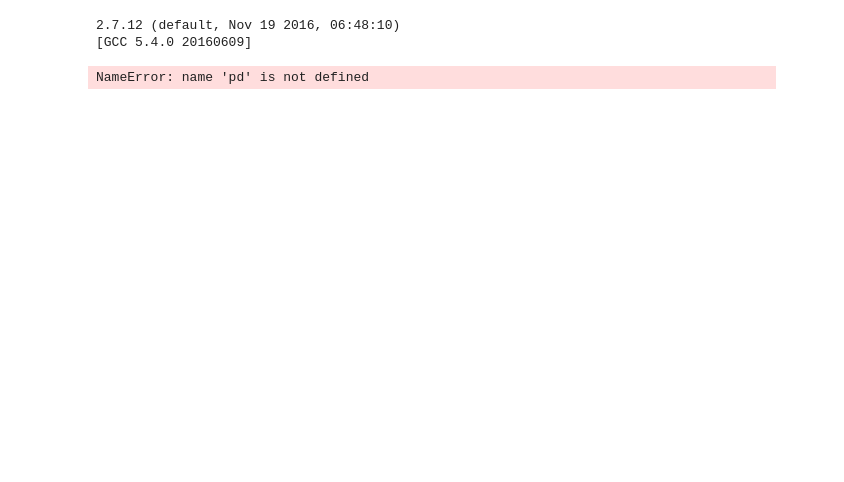
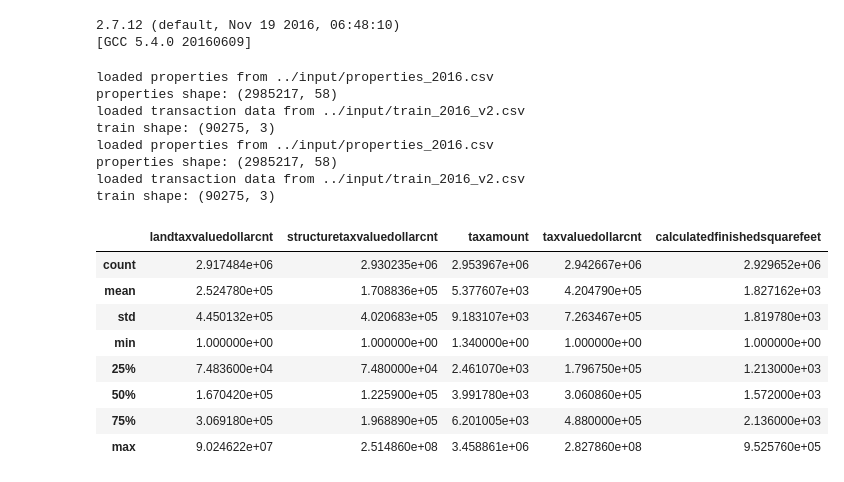
Before and after one commit to mikedelong/kaggle-zestimate, a Jupyter notebook: capstone_submission.ipynb, the cells around one changed output. Drawn from its saved outputs; the diff is of its cells as text; code cells hidden in the pictures; blank space fills up the shorter version.

```diff
--- a/capstone_submission.ipynb
+++ b/capstone_submission.ipynb
@@ -6,6 +6,7 @@ print (sys.version)
 [GCC 5.4.0 20160609]
 # %%
 import numpy as np
+import pandas as pd
 properties_file = '../input/properties_2016.csv'
 training_file = '../input/train_2016_v2.csv'
 properties = pd.read_csv(properties_file, dtype={
@@ -14,6 +15,32 @@ properties = pd.read_csv(properties_file, dtype={
     'propertyzoningdesc': np.str}, converters={
     'taxdelinquencyflag': lambda x: np.bool(True) if x == 'Y' else np.bool(False)})  # avoid mixed type warning
 print ('loaded properties from ' + properties_file)
-print ('properties shape: ' + properties.shape)
+print ('properties shape: ' + str(properties.shape))
+train = pd.read_csv(training_file)
+print ('loaded transaction data from ' + training_file)
+print ('train shape: ' + str(train.shape))
 # %% [output]
-NameError: name 'pd' is not defined
+loaded properties from ../input/properties_2016.csv
+properties shape: (2985217, 58)
+loaded transaction data from ../input/train_2016_v2.csv
+train shape: (90275, 3)
+loaded properties from ../input/properties_2016.csv
+properties shape: (2985217, 58)
+loaded transaction data from ../input/train_2016_v2.csv
+train shape: (90275, 3)
+# %%
+# take the log of select columns to reduce skew
+
+log_columns = ['landtaxvaluedollarcnt', 'structuretaxvaluedollarcnt', 'taxamount', 'taxvaluedollarcnt',
+               'calculatedfinishedsquarefeet']
+properties[log_columns].describe()
+# %% [output]
+|  | landtaxvaluedollarcnt | structuretaxvaluedollarcnt | taxamount | taxvaluedollarcnt | calculatedfinishedsquarefeet |
+| count | 2.917484e+06 | 2.930235e+06 | 2.953967e+06 | 2.942667e+06 | 2.929652e+06 |
+| mean | 2.524780e+05 | 1.708836e+05 | 5.377607e+03 | 4.204790e+05 | 1.827162e+03 |
+| std | 4.450132e+05 | 4.020683e+05 | 9.183107e+03 | 7.263467e+05 | 1.819780e+03 |
+| min | 1.000000e+00 | 1.000000e+00 | 1.340000e+00 | 1.000000e+00 | 1.000000e+00 |
+| 25% | 7.483600e+04 | 7.480000e+04 | 2.461070e+03 | 1.796750e+05 | 1.213000e+03 |
+| 50% | 1.670420e+05 | 1.225900e+05 | 3.991780e+03 | 3.060860e+05 | 1.572000e+03 |
+| 75% | 3.069180e+05 | 1.968890e+05 | 6.201005e+03 | 4.880000e+05 | 2.136000e+03 |
+| max | 9.024622e+07 | 2.514860e+08 | 3.458861e+06 | 2.827860e+08 | 9.525760e+05 |
```
Also changed, not shown: parts of 10 cells of this notebook.
